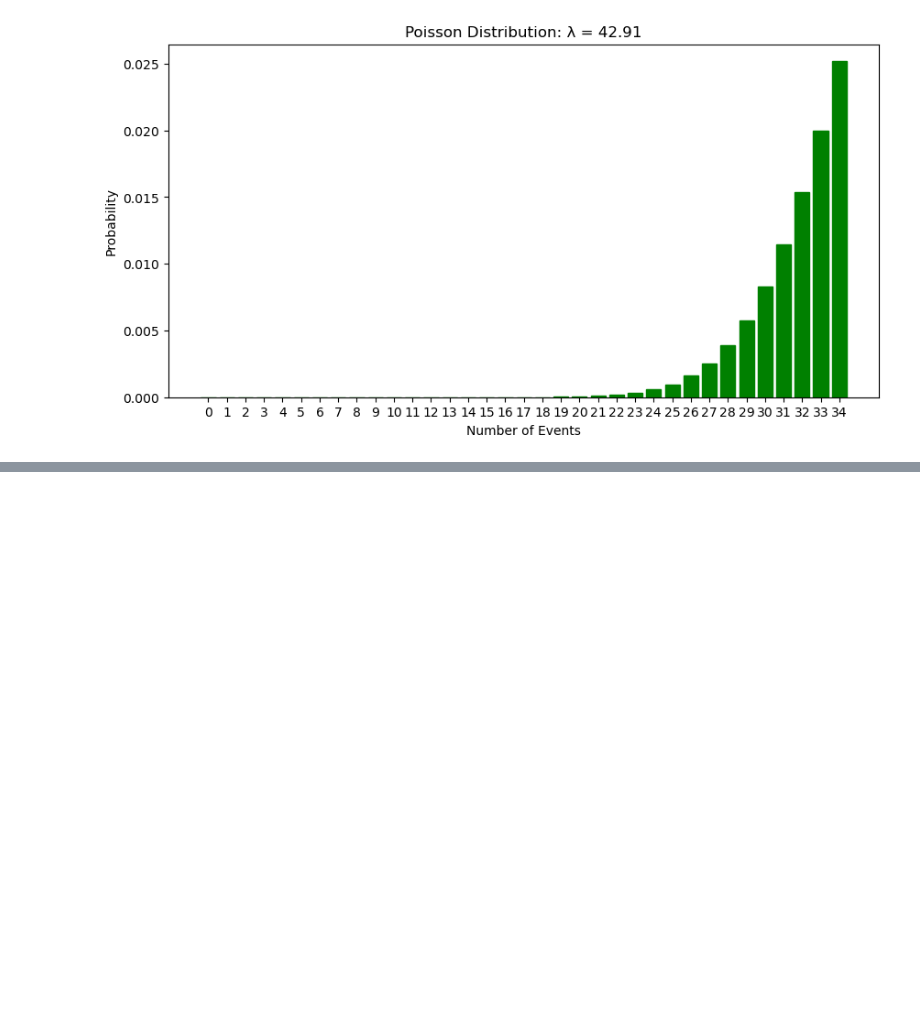
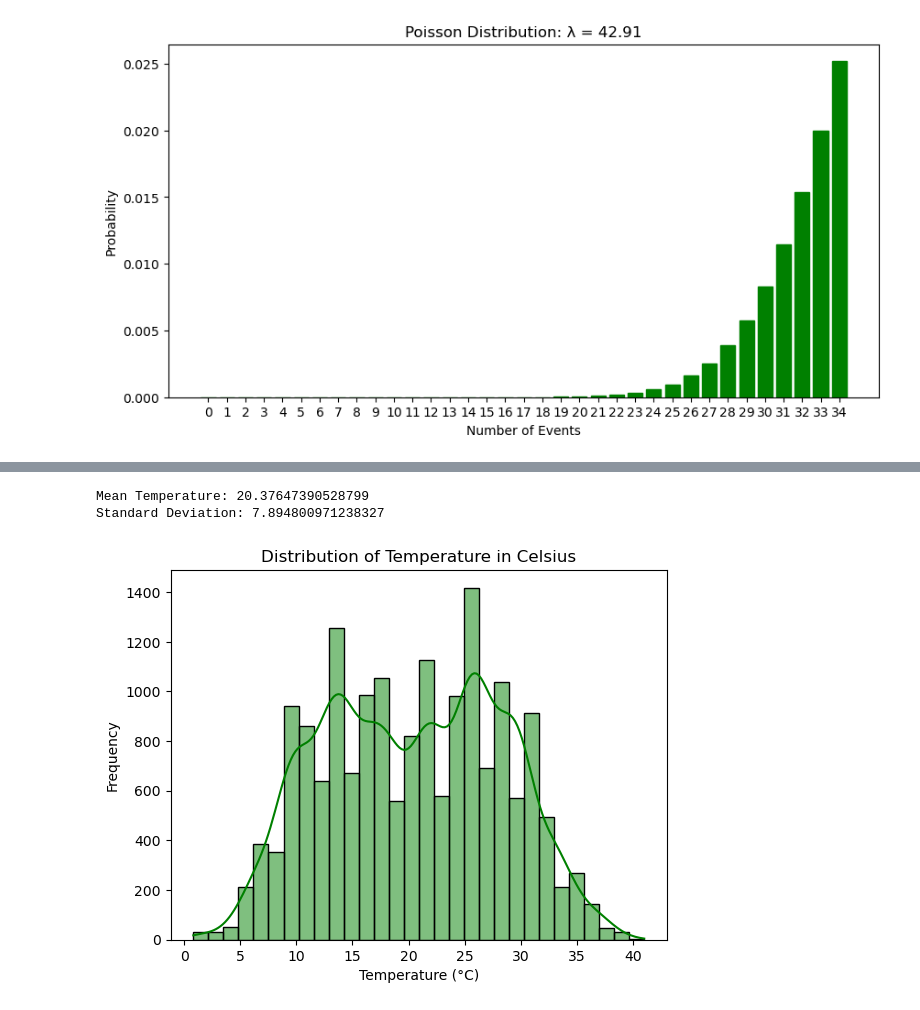
Before and after one commit to 2026623-Student/Statistical-Project, a Jupyter notebook: Bikes_Jupyter.ipynb, the cells around one changed output, grey strips where cells are left out. Saved outputs shown, nothing was run; the diff lists cells and outputs as text; code cells hidden in the pictures; blank space fills up the shorter version.

```diff
--- a/Bikes_Jupyter.ipynb
+++ b/Bikes_Jupyter.ipynb
@@ -434,0 +444,3 @@ plt.show()
+# %%
+df["temp_celsius"] = df["temp"] * 41
+print(df["temp_celsius"])
@@ -434,0 +460,25 @@ plt.show()
+# %%
+# Normal Distribution - Temperature
+
+# Calculate mean and standard deviation
+
+mean = df["temp_celsius"].mean()
+std = df["temp_celsius"].std()
+
+print("Mean Temperature:", mean)
+print("Standard Deviation:", std)
+# %% [output]
+Mean Temperature: 20.37647390528799
+Standard Deviation: 7.894800971238327
+# %%
+# Inspecting the temperature distribution
+
+sns.histplot(df["temp_celsius"], kde=True, bins=30, color='green')
+
+plt.xlabel("Temperature (°C)")
+plt.ylabel("Frequency")
+plt.title("Distribution of Temperature in Celsius")
+
+plt.show()
+# %% [output]
+[figure, added]
```
Also changed, not shown: parts of 14 cells of this notebook, 3 other files.
